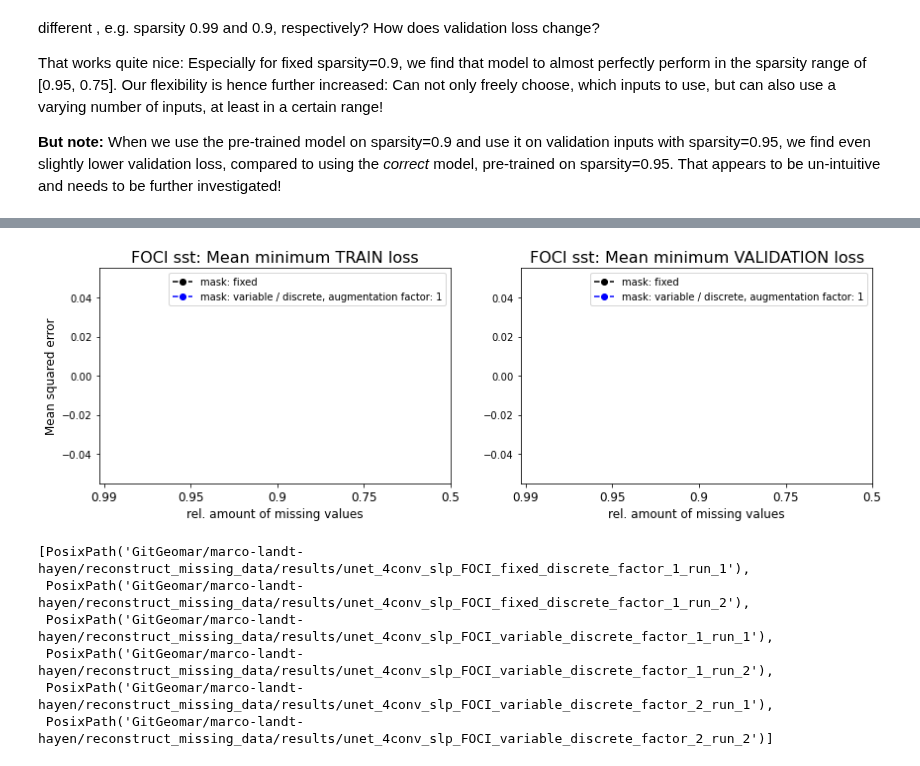
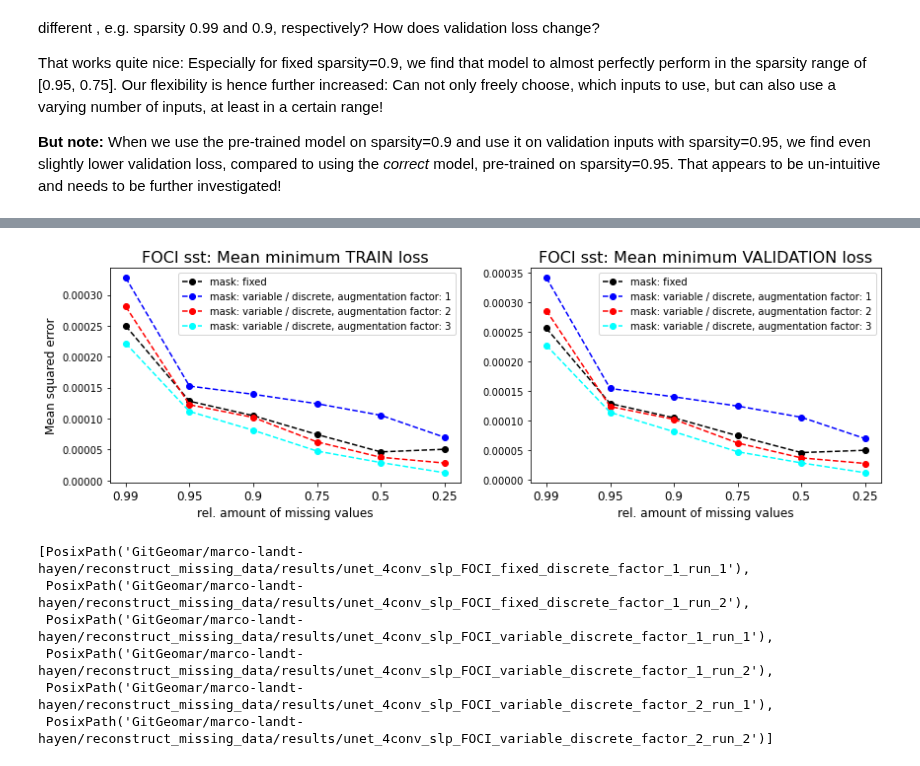
Before and after one commit to MarcoLandtHayen/reconstruct_missing_data, a Jupyter notebook: notebooks/01_Postprocessing_unet_4conv_sst_FOCI_compare_results_sensitivity.ipynb, the cells around one changed output, grey strips where cells are left out. Cells and saved outputs as stored; diff of their text form; code cells hidden in the pictures.

```diff
--- a/notebooks/01_Postprocessing_unet_4conv_sst_FOCI_compare_results_sensitivity.ipynb
+++ b/notebooks/01_Postprocessing_unet_4conv_sst_FOCI_compare_results_sensitivity.ipynb
@@ -152,9 +300,9 @@ array([nan, nan, nan, nan, nan])
 # %%
-# Specific parameters for exp2:
+# Specific parameters for exp3b:
 mask_types = ['variable']
 missing_types = ['discrete']
-augmentation_factors = [1]
-runs = ['_run_1']
+augmentation_factors = [3]
+runs = ['_seed_1']
 
 # Reconstruct path to experiment:
 paths = []
@@ -209,13 +357,13 @@ for i in range(len(paths)):
         train_loss_final_all[i,j,:] = train_loss
         val_loss_final_all[i,j,:] = val_loss
 
-# Get minimum train and validation loss over epochs for experiment 2:
-train_loss_min_exp2 = np.min(train_loss_final_all,axis=-1)
-val_loss_min_exp2 = np.min(val_loss_final_all,axis=-1)
+# Get minimum train and validation loss over epochs for experiment 3:
+train_loss_min_exp3b = np.min(train_loss_final_all,axis=-1)
+val_loss_min_exp3b = np.min(val_loss_final_all,axis=-1)
 
 # Get mean and std dev of minimum train and validation loss over all runs:
-train_loss_min_mean_exp2 = np.mean(train_loss_min_exp2,axis=0)
-val_loss_min_mean_exp2 = np.mean(val_loss_min_exp2,axis=0)
-train_loss_min_std_exp2 = np.std(train_loss_min_exp2,axis=0)
-val_loss_min_std_exp2 = np.std(val_loss_min_exp2,axis=0)
+train_loss_min_mean_exp3b = np.mean(train_loss_min_exp3b,axis=0)
+val_loss_min_mean_exp3b = np.mean(val_loss_min_exp3b,axis=0)
+train_loss_min_std_exp3b = np.std(train_loss_min_exp3b,axis=0)
+val_loss_min_std_exp3b = np.std(val_loss_min_exp3b,axis=0)
 # %% [output]
@@ -295,7 +371,7 @@ GitGeomar/marco-landt-hayen/reconstruct_missing_data/results/unet_4conv_slp_FOCI
 # %%
 # Set colors for individual experiments:
-colors = ['black', 'blue', 'red']
-linestyles = ['--', '--', '--']
+colors = ['black', 'blue', 'red', 'cyan']
+linestyles = ['--', '--', '--', '--']
 
 # Plot final train and validation loss over sparsity for all experiments:
 fig, axes = plt.subplots(1,2,figsize=(14,4))
@@ -313,45 +389,58 @@ axes[1].plot(
         marker = 'o', linestyle = linestyles[0],
     )
 
 # exp2:
 axes[0].plot(
         train_loss_min_mean_exp2, color=colors[1],
         label = 'mask: variable / discrete, augmentation factor: 1',
         marker = 'o', linestyle = linestyles[1],
     )
 
 axes[1].plot(
         val_loss_min_mean_exp2, color=colors[1],
         label = 'mask: variable / discrete, augmentation factor: 1',
         marker = 'o', linestyle = linestyles[1],
     )
 
-# # exp3:
-# axes[0].plot(
-#         train_loss_min_mean_exp3, color=colors[2],
-#         label = 'mask: variable / discrete, augmentation factor: 2',
-#         marker = 'o', linestyle = linestyles[2],
-#     )
+# exp3a:
+axes[0].plot(
+        train_loss_min_mean_exp3a, color=colors[2],
+        label = 'mask: variable / discrete, augmentation factor: 2',
+        marker = 'o', linestyle = linestyles[2],
+    )
 
-# axes[1].plot(
-#         val_loss_min_mean_exp3, color=colors[2],
-#         label = 'mask: variable / discrete, augmentation factor: 2',
-#         marker = 'o', linestyle = linestyles[2],
-#     )
+axes[1].plot(
+        val_loss_min_mean_exp3a, color=colors[2],
+        label = 'mask: variable / discrete, augmentation factor: 2',
+        marker = 'o', linestyle = linestyles[2],
+    )
+
+# exp3b:
+axes[0].plot(
+        train_loss_min_mean_exp3b, color=colors[3],
+        label = 'mask: variable / discrete, augmentation factor: 3',
+        marker = 'o', linestyle = linestyles[3],
+    )
+
+axes[1].plot(
+        val_loss_min_mean_exp3b, color=colors[3],
+        label = 'mask: variable / discrete, augmentation factor: 3',
+        marker = 'o', linestyle = linestyles[3],
+    )
 
 # #plt.ylim(0.6, 0.8)
 axes[0].set_xticks(np.arange(0, len(missing_values), step=1), missing_values, fontsize=12)
 axes[1].set_xticks(np.arange(0, len(missing_values), step=1), missing_values, fontsize=12)
 axes[0].set_title('FOCI sst: Mean minimum TRAIN loss', fontsize=16)
 axes[1].set_title('FOCI sst: Mean minimum VALIDATION loss', fontsize=16)
 axes[0].set_xlabel('rel. amount of missing values', fontsize=12)
 axes[1].set_xlabel('rel. amount of missing values', fontsize=12)
 axes[0].set_ylabel('Mean squared error', fontsize=12)
 axes[0].legend()
 axes[1].legend()
 plt.show()
 # %% [output]
-[figure, old version]
+[figure, new version]
 # %%
 # Specify experiments to compare:
 model_config = 'unet_4conv'
```
Also changed, not shown: parts of 6 cells of this notebook, 9 other files.
